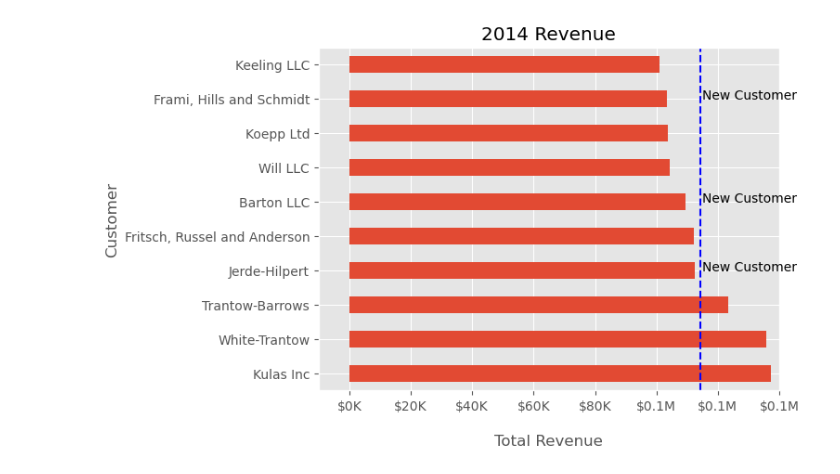
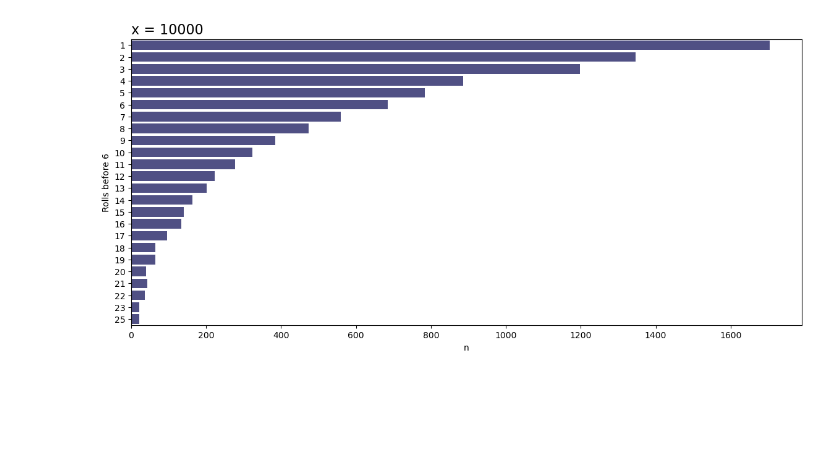
Before and after one commit to dc27/gdpr-fines-analysis, a Jupyter notebook: Untitled1.ipynb, the cells around one changed output. Cells and saved outputs as stored; diff of their text form; code cells hidden in the pictures; blank space fills up the shorter version.

Commit message:
visualisation hell

```diff
--- a/Untitled1.ipynb
+++ b/Untitled1.ipynb
@@ -47,2 +0,0 @@ top10
-# %%
-plt.style.use('ggplot')
@@ -101,21 +0,0 @@ ax.legend().set_visible(False)
-# %%
-fig, ax = plt.subplots()
-
-top10.plot(kind='barh', y='Sales', x='Name', ax=ax)
-avg = top10.Sales.mean()
-
-ax.set_xlim([-10000, 140000])
-ax.set(title="2014 Revenue", xlabel="\nTotal Revenue", ylabel="Customer")
-
-ax.axvline(x=avg, color='b', label="Average", linestyle="--")
-
-
-for cust in [3, 5, 8]:
-    ax.text(115000, cust, "New Customer")
-
-formatter = FuncFormatter(currency)
-ax.xaxis.set_major_formatter(formatter)
-
-ax.legend().set_visible(False)
-# %% [output]
-[figure, removed]
@@ -121,0 +34,2 @@ ax.legend().set_visible(False)
+# %%
+die_throws = pd.Series(roland_wright(10000))
@@ -121,0 +38,19 @@ ax.legend().set_visible(False)
+# %%
+die_throws_df = (die_throws
+                 .reset_index()
+                 .rename(columns={'index':'Rolls before 6', 0: 'n'})
+                 .sort_values('n', ascending=False)
+                )
+# %%
+fig, ax = plt.subplots(figsize=(14, 6))
+
+ax = sns.barplot(
+    y='Rolls before 6', x='n', data=die_throws_df.query('n > 20'),
+    orient='h', color='midnightblue', alpha=0.8
+)
+
+ax.set_title('x = 10000', loc="left", size=16)
+
+plt.savefig('rolling_dice_on_a_saturday.png')
+# %% [output]
+[figure, added]
```
Also changed, not shown: parts of 14 cells of this notebook, 5 other files.
